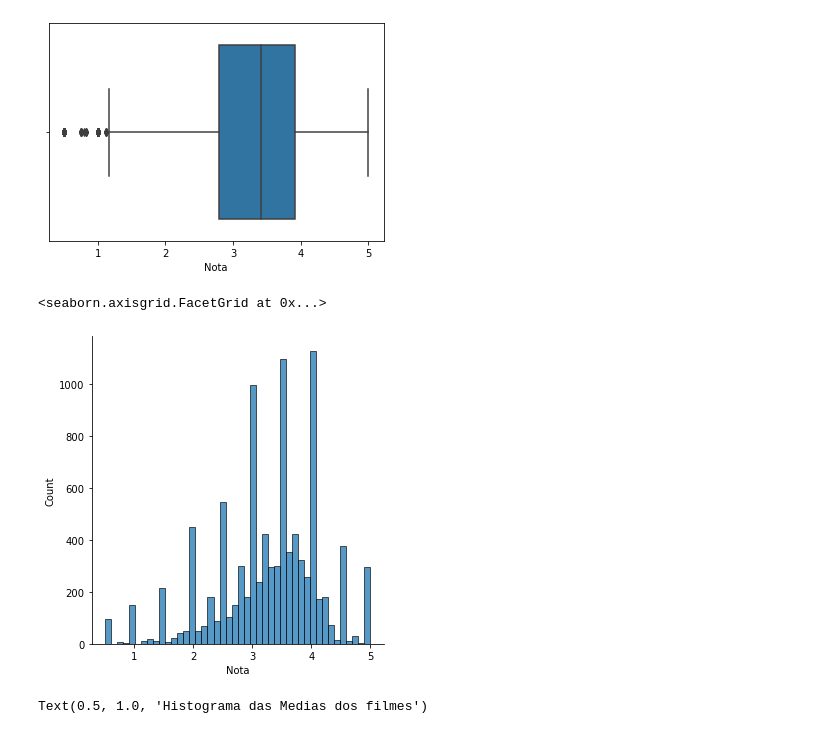
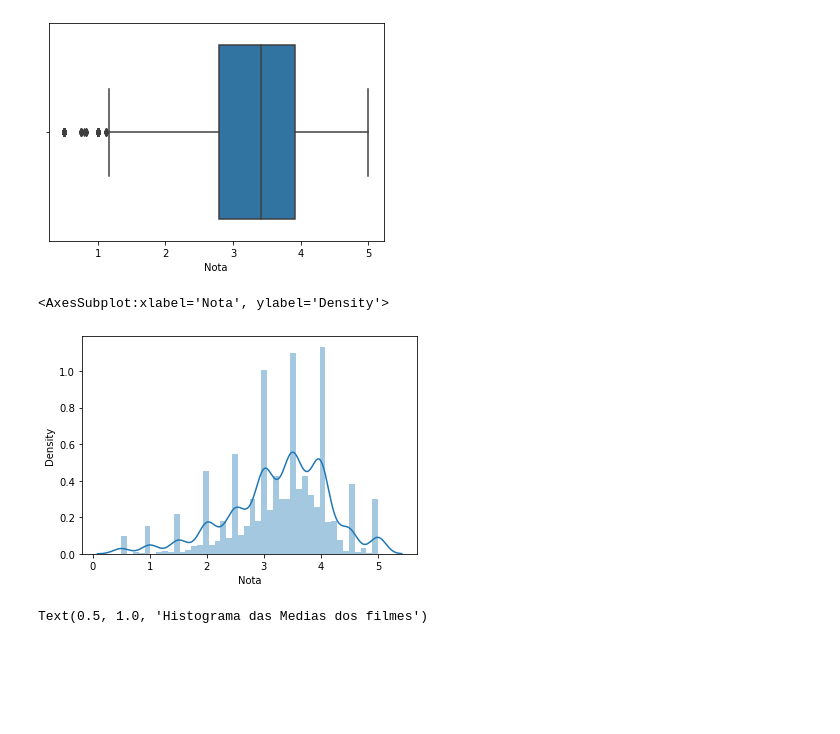
Before and after one commit to gabriels3t/CienciaDeDadosPrimeirosPassos, a Jupyter notebook: introducao_a_data_science.ipynb, the cells around one changed output. Saved outputs shown, nothing was run; the diff lists cells and outputs as text; code cells hidden in the pictures; blank space fills up the shorter version.

```diff
--- a/introducao_a_data_science.ipynb
+++ b/introducao_a_data_science.ipynb
@@ -217,10 +226,10 @@ sns.boxplot(medias_por_filmes)
 <AxesSubplot:xlabel='Nota'>
 [figure]
 # %%
-sns.displot(medias_por_filmes) #bins é o total de "caixinhas"
+sns.distplot(medias_por_filmes) #bins é o total de "caixinhas"
 # %% [output]
-<seaborn.axisgrid.FacetGrid at 0x...>
+<AxesSubplot:xlabel='Nota', ylabel='Density'>
-[figure, old version]
+[figure, new version]
 # %%
 import matplotlib.pyplot as plt
 # %%
```
Also changed, not shown: parts of 17 cells of this notebook.
